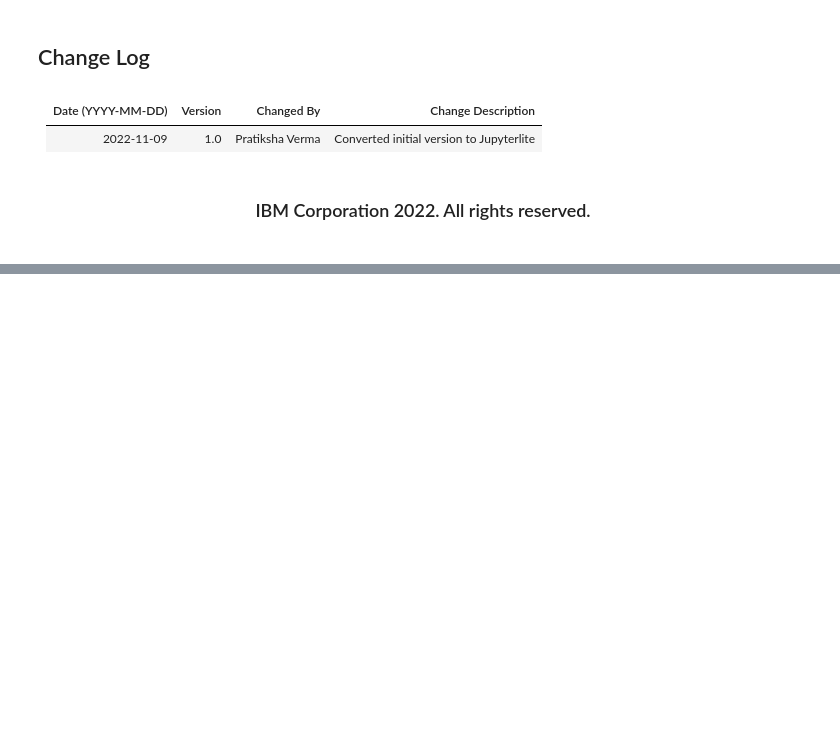
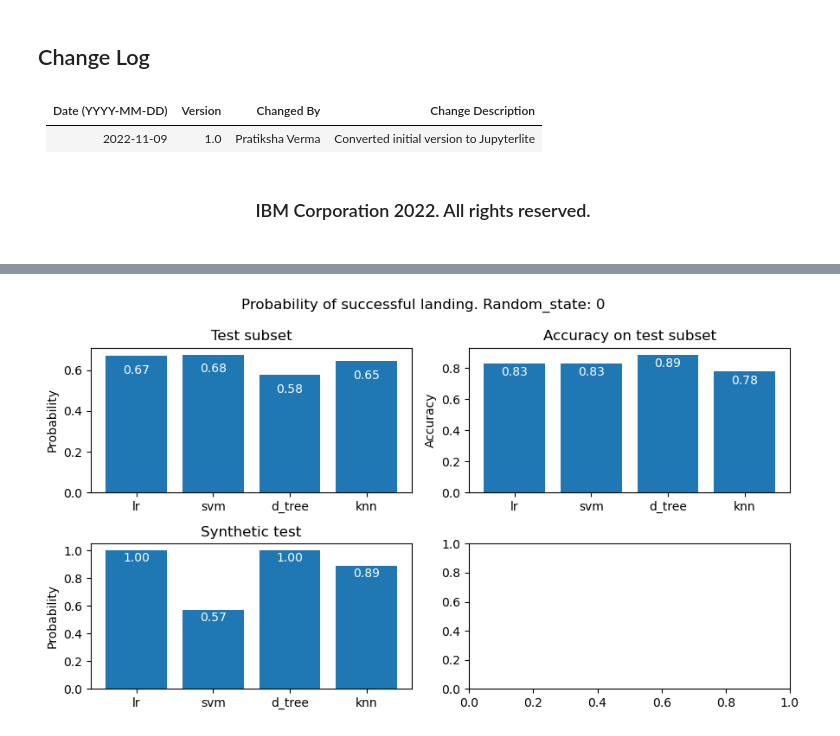
Before and after one commit to xxxAleksandrxxx/Coursera-IBM, a Jupyter notebook: 10 capstone_project/w04-1 - Machine Learning Prediction_cleaned.ipynb, the cells around one changed output, grey strips where cells are left out. Saved outputs shown, nothing was run; the diff lists cells and outputs as text; code cells hidden in the pictures; blank space fills up the shorter version.

```diff
--- a/10 capstone_project/w04-1 - Machine Learning Prediction_cleaned.ipynb
+++ b/10 capstone_project/w04-1 - Machine Learning Prediction_cleaned.ipynb
@@ -443,0 +1115,10 @@ plt.show()
+# %%
+n = 1
+proba_test = []
+for _ in range(n):
+    X_synth_test_df = test_df()
+    X_synth_test = X_synth_test_df.values
+    proba_mean = np.array([c[1] for c in tree_cv.predict_proba(X_synth_test)]).mean()
+    proba_test.append(proba_mean)
+proba_test_mean_synth_tree = sum(proba_test)/n
+print('Mean probability of success in', n, 'tests:', proba_test_mean_synth_tree)
@@ -443,0 +1172,10 @@ plt.show()
+# %%
+n = 1
+proba_test = []
+for _ in range(n):
+    X_synth_test_df = test_df()
+    X_synth_test = X_synth_test_df.values
+    proba_mean = np.array([c[1] for c in knn_cv.predict_proba(X_synth_test)]).mean()
+    proba_test.append(proba_mean)
+proba_test_mean_synth_knn = sum(proba_test)/n
+print('Mean probability of success in', n, 'tests:', proba_test_mean_synth_knn)
@@ -443,0 +1229,59 @@ plt.show()
+# %%
+proba_test_mean_logreg = np.array([c[1] for c in logreg_cv.predict_proba(X_test)]).mean()
+proba_test_mean_svm = np.array([c[1] for c in svm_cv.predict_proba(X_test)]).mean()
+proba_test_mean_tree = np.array([c[1] for c in tree_cv.predict_proba(X_test)]).mean()
+proba_test_mean_knn = np.array([c[1] for c in knn_cv.predict_proba(X_test)]).mean()
+
+
+proba_test_mean_values = [proba_test_mean_logreg, proba_test_mean_svm, proba_test_mean_tree, proba_test_mean_knn]
+proba_test_mean_synth_values = [proba_test_mean_synth_logreg, proba_test_mean_synth_svm, proba_test_mean_synth_tree, proba_test_mean_synth_knn]
+model_names = ['lr', 'svm', 'd_tree', 'knn']
+
+
+fig, ax = plt.subplots(nrows=2, ncols=2, figsize=(9, 5))
+
+bars_0 = ax[0, 1].bar(model_names, models.values())
+for bar, y_val in zip(bars_0, models.values()):
+    ax[0, 1].text(
+        bar.get_x() + bar.get_width()/2,
+        y_val - 0.1,
+        f'{y_val:.2f}',
+        ha='center',
+        va='bottom',
+        color='white'
+    )
+ax[0, 1].set_title('Accuracy on test subset')
+ax[0, 1].set_ylabel('Accuracy')
+
+bars_1 = ax[0, 0].bar(model_names, proba_test_mean_values)
+for bar, y_val in zip(bars_1, proba_test_mean_values):
+    ax[0, 0].text(
+        bar.get_x() + bar.get_width()/2,
+        y_val - 0.1,
+        f'{y_val:.2f}',
+        ha='center',
+        va='bottom',
+        color='white'
+    )
+ax[0, 0].set_title('Test subset')
+ax[0, 0].set_ylabel('Probability')
+
+bars_2 = ax[1, 0].bar(model_names, proba_test_mean_synth_values)
+for bar, y_val in zip(bars_2, proba_test_mean_synth_values):
+    ax[1, 0].text(
+        bar.get_x() + bar.get_width()/2,
+        y_val - 0.1,
+        f'{y_val:.2f}',
+        ha='center',
+        va='bottom',
+        color='white'
+    )
+ax[1, 0].set_title('Synthetic test')
+ax[1, 0].set_ylabel('Probability')
+
+
+fig.suptitle(f'Probability of successful landing. Random_state: {my_random_state}')
+plt.tight_layout()
+plt.show()
+# %% [output]
+[figure, added]
```
Also changed, not shown: parts of 77 cells of this notebook.
